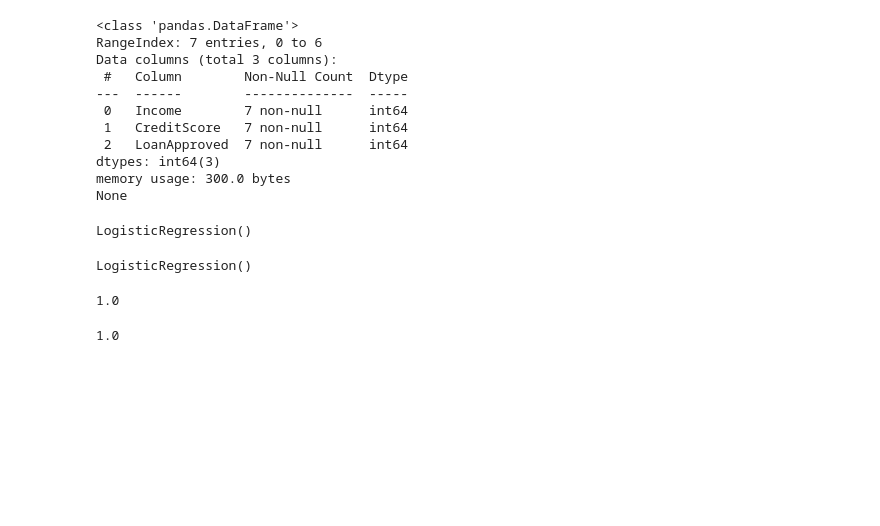
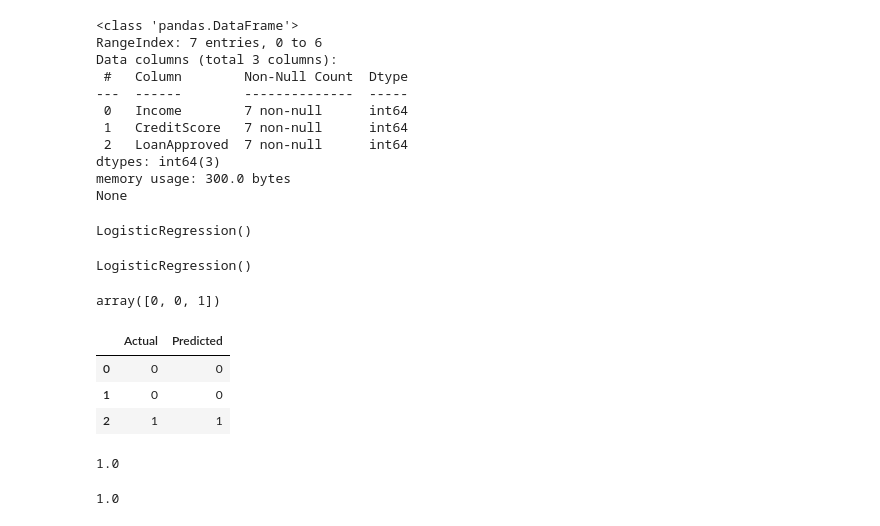
Before and after one commit to Shaurya170319/PBEL12, a Jupyter notebook: Logistic_Regression_Practice.ipynb, the cells around one changed output. Drawn from its saved outputs; the diff is of its cells as text; code cells hidden in the pictures; blank space fills up the shorter version.

```diff
--- a/Logistic_Regression_Practice.ipynb
+++ b/Logistic_Regression_Practice.ipynb
@@ -366,11 +366,20 @@ model.fit(x_train,y_train)
 LogisticRegression()
 # %%
 y_pred = model.predict(x_test)
+y_pred
+# %% [output]
+array([0, 0, 1])
 # %%
 comparison = pd.DataFrame({
     'Actual': y_test.values,
     'Predicted': y_pred
 })
+comparison
+# %% [output]
+|  | Actual | Predicted |
+| 0 | 0 | 0 |
+| 1 | 0 | 0 |
+| 2 | 1 | 1 |
 # %%
 accuracy = accuracy_score(y_test, y_pred)
 # %%
```
Also changed, not shown: parts of 3 cells of this notebook, 1 other file.
